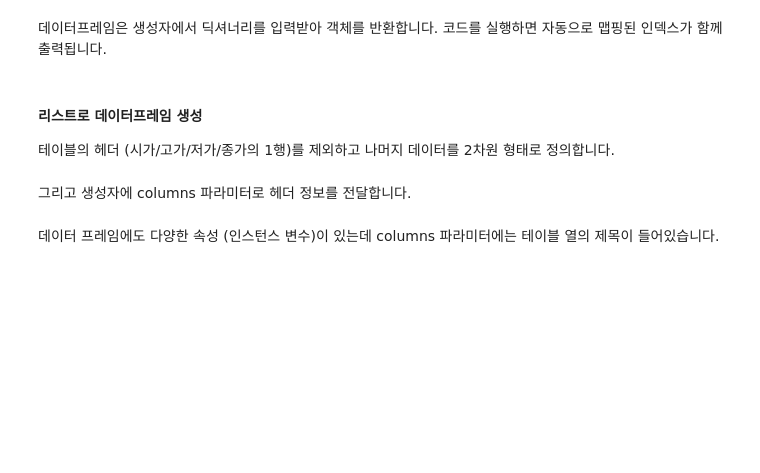
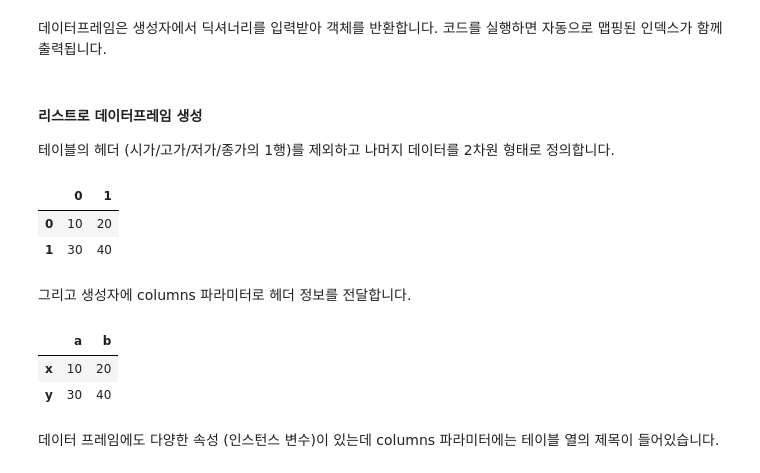
Before and after one commit to y001003/yeardream, a Jupyter notebook: python_basic/DataFrame1.ipynb, the cells around one changed output. Drawn from its saved outputs; the diff is of its cells as text; code cells hidden in the pictures; blank space fills up the shorter version.

```diff
--- a/python_basic/DataFrame1.ipynb
+++ b/python_basic/DataFrame1.ipynb
@@ -34,13 +37,26 @@ df
 테이블의 헤더 (시가/고가/저가/종가의 1행)를 제외하고 나머지 데이터를 2차원 형태로 정의합니다.
 # %%
 리스트 = [
-
+    [10,20],
+    [30,40]
 ]
 
 df = DataFrame(리스트)
 df
+# %% [output]
+|  | 0 | 1 |
+| 0 | 10 | 20 |
+| 1 | 30 | 40 |
 # %% [markdown]
 그리고 생성자에 columns 파라미터로 헤더 정보를 전달합니다.
+# %%
+df.index = ['x','y']
+df.columns = ['a','b']
+df
+# %% [output]
+|  | a | b |
+| x | 10 | 20 |
+| y | 30 | 40 |
 # %% [markdown]
 데이터 프레임에도 다양한 속성 (인스턴스 변수)이 있는데 columns 파라미터에는 테이블 열의 제목이 들어있습니다.
 # %% [markdown]
```
Also changed, not shown: parts of 4 cells of this notebook.
